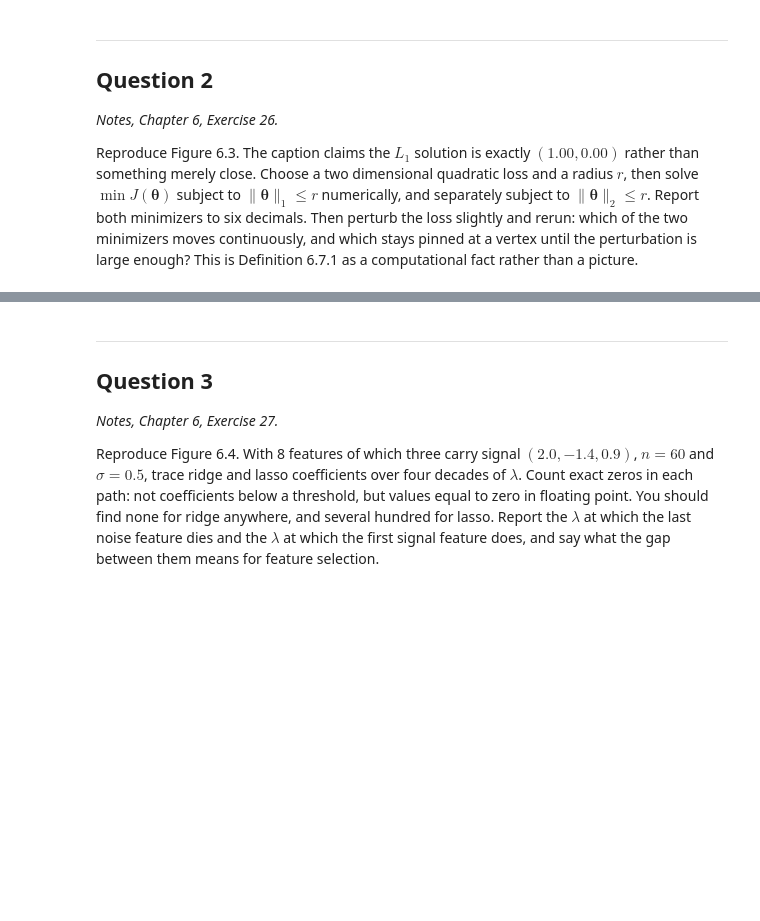
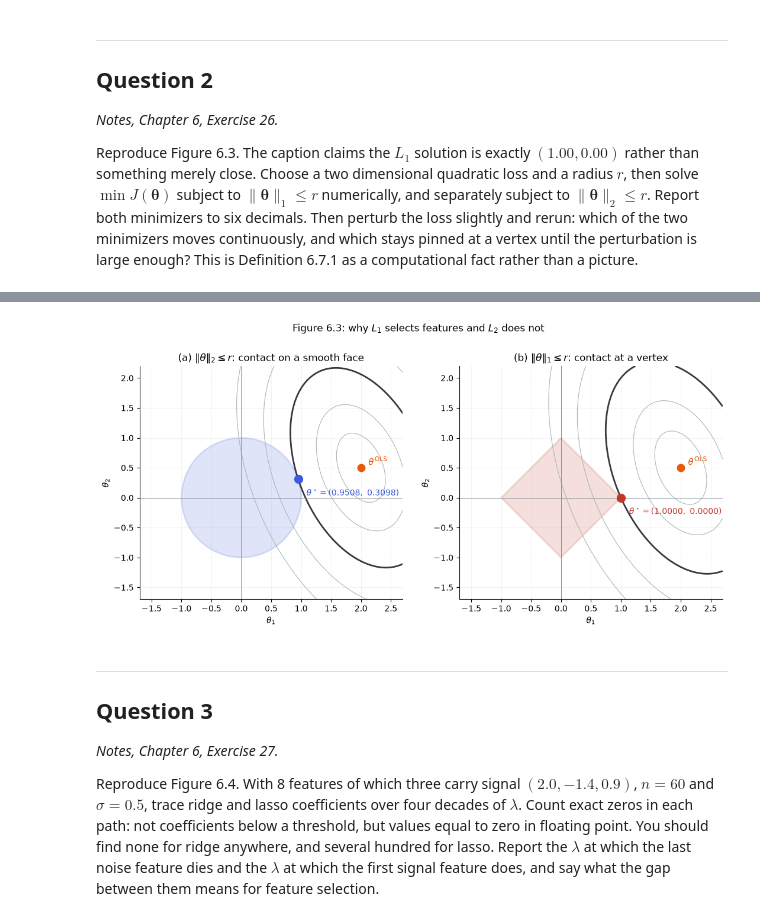
Before and after one commit to akhilghar/COE379L.1, a Jupyter notebook: HW3/Assignment_3-3.ipynb, the cells around one changed output, grey strips where cells are left out. Cells and saved outputs as stored; diff of their text form; code cells hidden in the pictures; blank space fills up the shorter version.

```diff
--- a/HW3/Assignment_3-3.ipynb
+++ b/HW3/Assignment_3-3.ipynb
@@ -113,18 +115,86 @@ Noise Floor: 0.0072
 Reproduce Figure 6.3. The caption claims the $L_1$ solution is exactly $(1.00, 0.00)$ rather than something merely close. Choose a two dimensional quadratic loss and a radius $r$, then solve $\min J(\boldsymbol{\theta})$ subject to $\|\boldsymbol{\theta}\|_1 \le r$ numerically, and separately subject to $\|\boldsymbol{\theta}\|_2 \le r$. Report both minimizers to six decimals. Then perturb the loss slightly and rerun: which of the two minimizers moves continuously, and which stays pinned at a vertex until the perturbation is large enough? This is Definition 6.7.1 as a computational fact rather than a picture.
 # %%
 # Question 2: your code here
+A = jnp.array([[2.0, 0.5],
+               [0.5, 1.0]])
+r = 1.0
+c = jnp.array([2.0, 0.5])
+eta = 1.0/jnp.linalg.eigvalsh(A).max()
 
-# quadratic loss function with true minimizer at c
-A = jnp.array([2.0, 0.5], [0.5, 1.0]) # symmetric matrix
-r = 1.0
-lambda_ = 0.01
+def proj_l2(v):
+    n = jnp.linalg.norm(v)
+    return jnp.where(n <= r, v, r*v/n)
 
-def loss_function(theta_c):
-    return lambda theta: 0.5*(theta-theta_c) @ A @ (theta-theta_c)
+def proj_l1(v):
+    u = jnp.sort(jnp.abs(v))[::-1]
+    css = jnp.cumsum(u)
+    k = jnp.sum(u*jnp.arange(1, v.size + 1) > (css - r)) - 1
+    tau = (css[k] - r)/(k + 1.0)
+    proj = jnp.sign(v)*jnp.maximum(jnp.abs(v) - tau, 0.0)
+    return jnp.where(jnp.sum(jnp.abs(v)) <= r, v, proj)
 
-def project_L2(v):
-    mag_v = jnp.linalg.norm(v)
-    return jnp.where(mag_v <= r, v, r*v/mag_v)
+def solve_constrained(c, proj, n_iter=20000):
+    body = lambda _, th: proj(th - eta*(A @ (th - c)))
+    return jax.lax.fori_loop(0, n_iter, body, jnp.zeros(2))
 
-def project_L1(v):
+solve_constrained = jax.jit(solve_constrained, static_argnames="proj")
+
+theta_l1 = solve_constrained(c, proj_l1)
+theta_l2 = solve_constrained(c, proj_l2)
+print("L1 minimizer:", np.round(np.asarray(theta_l1), 6))
+print("L2 minimizer:", np.round(np.asarray(theta_l2), 6))
+
+for d in [0.0, 0.2, 0.5]:
+    cp = c + jnp.array([-d, 0.0])
+    print(f"c1 shifted by -{d:.1f}: "
+          f"L1 = {np.round(np.asarray(solve_constrained(cp, proj_l1)), 6)}, "
+          f"L2 = {np.round(np.asarray(solve_constrained(cp, proj_l2)), 6)}")
+
+lo, hi = 0.0, 1.0
+for _ in range(60):
+    mid = (lo + hi)/2
+    th = solve_constrained(jnp.array([2.0 - mid, 0.5]), proj_l1)
+    if jnp.linalg.norm(th - jnp.array([1.0, 0.0])) < 1e-6:
+        lo = mid
+    else:
+        hi = mid
+print(f"L1 minimizer leaves (1, 0) when c1 < {2.0 - lo:.6f} (analytic: 7/6 = {7/6:.6f})")
+
+from matplotlib.patches import Circle, Polygon
+
+G1, G2 = jnp.meshgrid(jnp.linspace(-1.7, 2.7, 400), jnp.linspace(-1.7, 2.2, 400))
+U1, U2 = G1 - c[0], G2 - c[1]
+Z = 0.5*(A[0,0]*U1**2 + 2*A[0,1]*U1*U2 + A[1,1]*U2**2)      # J(theta) on the grid
+
+fig, axes = plt.subplots(1, 2, figsize=(11, 5.2))
+panels = [(axes[0], theta_l2, "L2", "#3b5bdb",
+           r"(a) $\|\theta\|_2\leq r$: contact on a smooth face"),
+          (axes[1], theta_l1, "L1", "#c0392b",
+           r"(b) $\|\theta\|_1\leq r$: contact at a vertex")]
+
+for ax, sol, kind, col, title in panels:
+    Jstar = 0.5*(sol - c) @ A @ (sol - c)                   # level set through the solution
+    ax.contour(G1, G2, Z, levels=jnp.array([.12,.4,1.0,1.9,3.1])*Jstar,
+               colors="#adb5bd", linewidths=.8)
+    ax.contour(G1, G2, Z, levels=[Jstar], colors="#343a40", linewidths=2.0)
+
+    region = Circle((0,0), r) if kind == "L2" else Polygon([(r,0),(0,r),(-r,0),(0,-r)])
+    region.set(facecolor=col, alpha=.16, edgecolor=col, linewidth=2)
+    ax.add_patch(region)
+
+    ax.plot(*c, "o", ms=9, color="#e8590c")
+    ax.annotate(r"$\theta^{\rm OLS}$", c, xytext=(9, 3), textcoords="offset points",
+                color="#e8590c", fontsize=11)
+    ax.plot(*sol, "o", ms=10, color=col, zorder=5)
+    ax.annotate(rf"$\theta^\star=({sol[0]:.4f},\ {sol[1]:.4f})$", sol,
+                xytext=(10, -20), textcoords="offset points", color=col, fontsize=10)
+
+    ax.axhline(0, lw=.7, color="#868e96"); ax.axvline(0, lw=.7, color="#868e96")
+    ax.set(xlabel=r"$\theta_1$", ylabel=r"$\theta_2$", aspect="equal",
+           xlim=(-1.7, 2.7), ylim=(-1.7, 2.2), title=title)
+    ax.grid(alpha=.2, lw=.5); ax.spines[["top","right"]].set_visible(False)
+
+fig.suptitle(r"Figure 6.3: why $L_1$ selects features and $L_2$ does not", y=1.00, fontsize=12)
+fig.tight_layout()
+plt.savefig("HW3Problem2.png", dpi=150, bbox_inches="tight")
 # %% [output]
@@ -132,3 +207,4 @@ _IncompleteInputError: incomplete input (3982639231.py, line 16)
+[figure, added]
 # %% [markdown]
 ---
 
```
Also changed, not shown: parts of 8 cells of this notebook, 9 other files.
